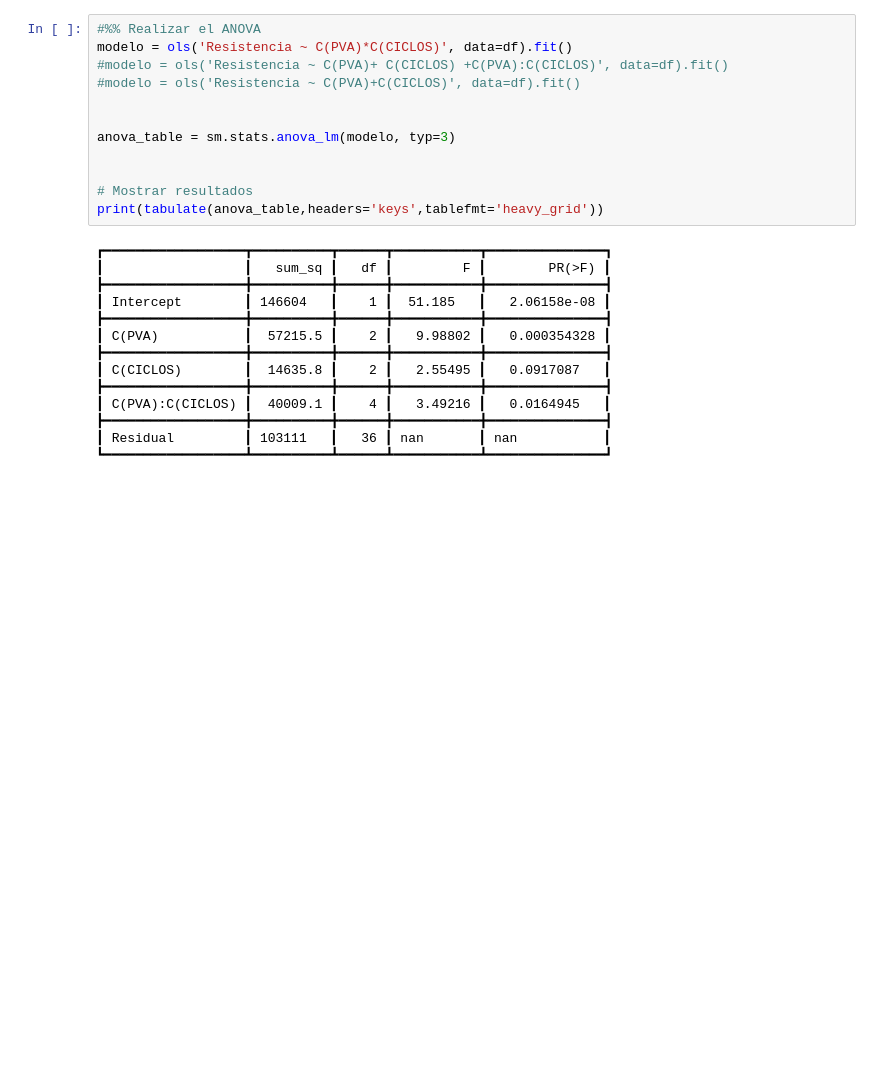
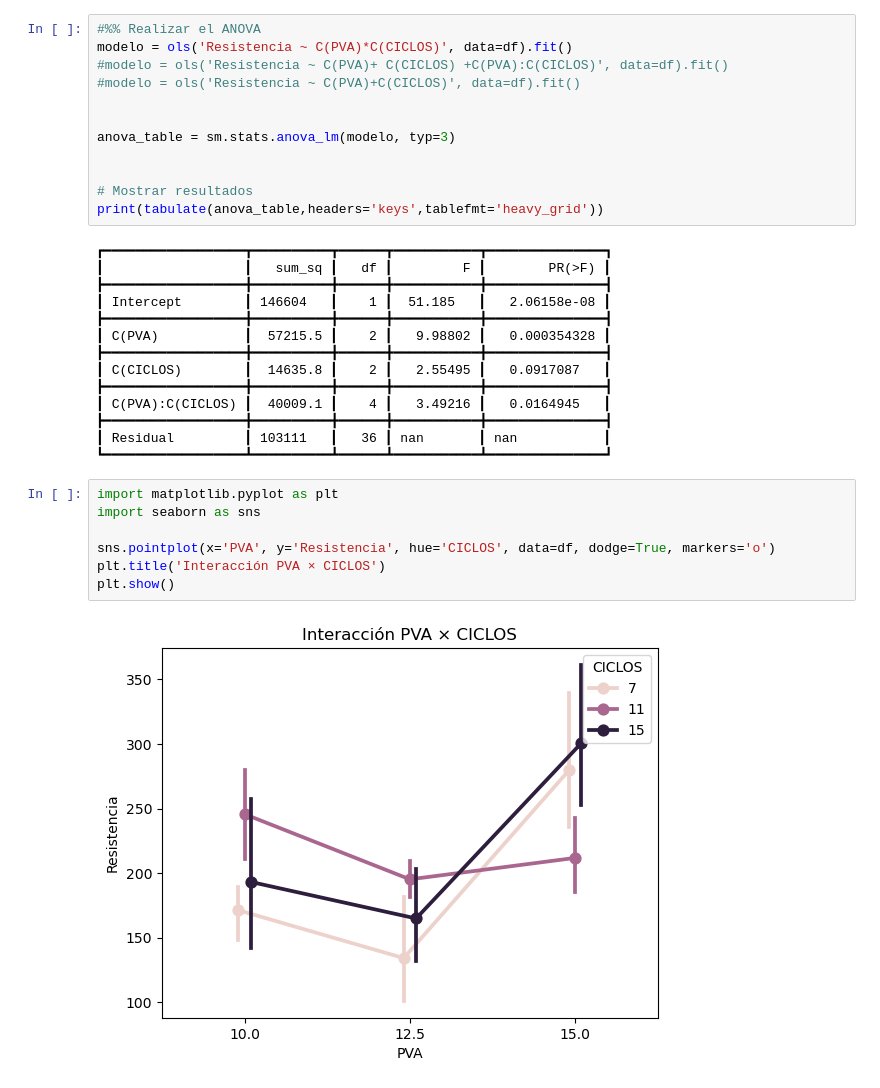
Before and after one commit to RisingNP/ejercicio_23_abr, a Jupyter notebook: Codigo.ipynb, the cells around one changed output. Cells and saved outputs as stored; diff of their text form; blank space fills up the shorter version.

```diff
--- a/Codigo.ipynb
+++ b/Codigo.ipynb
@@ -212,3 +212,12 @@ print(tabulate(anova_table,headers='keys',tablefmt='heavy_grid'))
 ┣━━━━━━━━━━━━━━━━━━╋━━━━━━━━━━╋━━━━━━╋━━━━━━━━━━━╋━━━━━━━━━━━━━━━┫
 ┃ Residual         ┃ 103111   ┃   36 ┃ nan       ┃ nan           ┃
 ┗━━━━━━━━━━━━━━━━━━┻━━━━━━━━━━┻━━━━━━┻━━━━━━━━━━━┻━━━━━━━━━━━━━━━┛
+# %%
+import matplotlib.pyplot as plt
+import seaborn as sns
+
+sns.pointplot(x='PVA', y='Resistencia', hue='CICLOS', data=df, dodge=True, markers='o')
+plt.title('Interacción PVA × CICLOS')
+plt.show()
+# %% [output]
+[figure, added]
```
